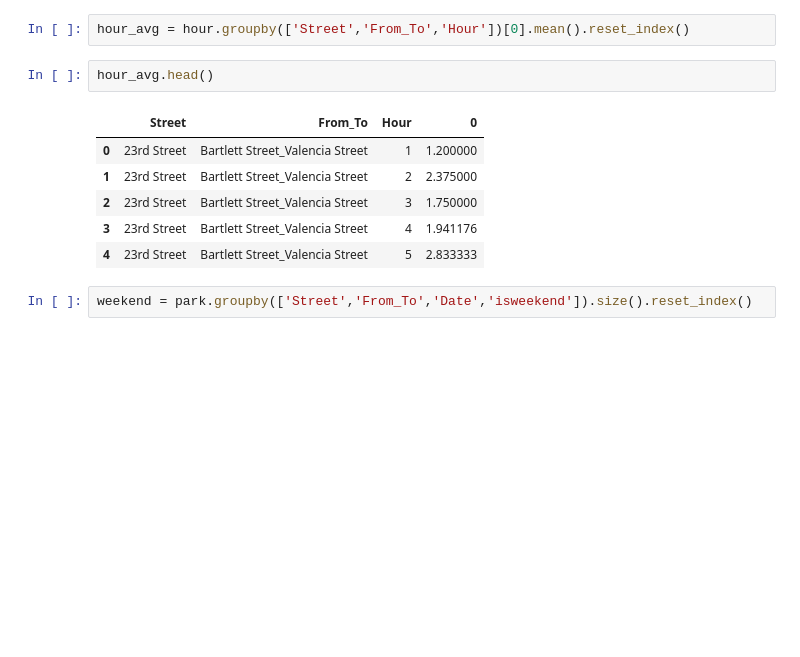
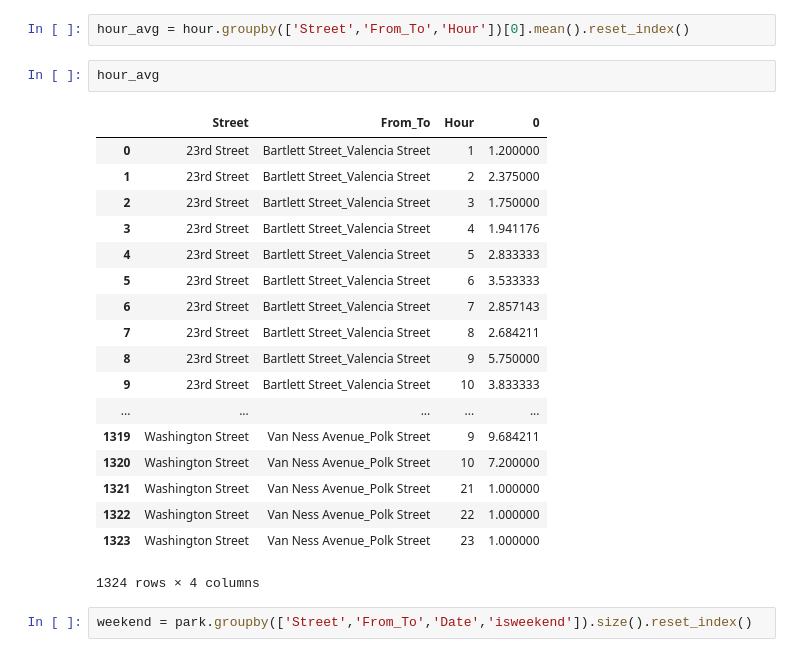
Before and after one commit to dyan10/SF-Parking-prediction-for-Parknav, a Jupyter notebook: Features/Parking_record_match.ipynb, the cells around one changed output. Cells and saved outputs as stored; diff of their text form; blank space fills up the shorter version.

```diff
--- a/Features/Parking_record_match.ipynb
+++ b/Features/Parking_record_match.ipynb
@@ -232,14 +232,26 @@ hour.head()
 # %%
 hour_avg = hour.groupby(['Street','From_To','Hour'])[0].mean().reset_index()
 # %%
-hour_avg.head()
+hour_avg
 # %% [output]
 |  | Street | From_To | Hour | 0 |
 | 0 | 23rd Street | Bartlett Street_Valencia Street | 1 | 1.200000 |
 | 1 | 23rd Street | Bartlett Street_Valencia Street | 2 | 2.375000 |
 | 2 | 23rd Street | Bartlett Street_Valencia Street | 3 | 1.750000 |
 | 3 | 23rd Street | Bartlett Street_Valencia Street | 4 | 1.941176 |
 | 4 | 23rd Street | Bartlett Street_Valencia Street | 5 | 2.833333 |
+| 5 | 23rd Street | Bartlett Street_Valencia Street | 6 | 3.533333 |
+| 6 | 23rd Street | Bartlett Street_Valencia Street | 7 | 2.857143 |
+| 7 | 23rd Street | Bartlett Street_Valencia Street | 8 | 2.684211 |
+| 8 | 23rd Street | Bartlett Street_Valencia Street | 9 | 5.750000 |
+| 9 | 23rd Street | Bartlett Street_Valencia Street | 10 | 3.833333 |
+| ... | ... | ... | ... | ... |
+| 1319 | Washington Street | Van Ness Avenue_Polk Street | 9 | 9.684211 |
+| 1320 | Washington Street | Van Ness Avenue_Polk Street | 10 | 7.200000 |
+| 1321 | Washington Street | Van Ness Avenue_Polk Street | 21 | 1.000000 |
+| 1322 | Washington Street | Van Ness Avenue_Polk Street | 22 | 1.000000 |
+| 1323 | Washington Street | Van Ness Avenue_Polk Street | 23 | 1.000000 |
+1324 rows × 4 columns
 # %%
 weekend = park.groupby(['Street','From_To','Date','isweekend']).size().reset_index()
 # %%
```
Also changed, not shown: parts of 7 cells of this notebook.
